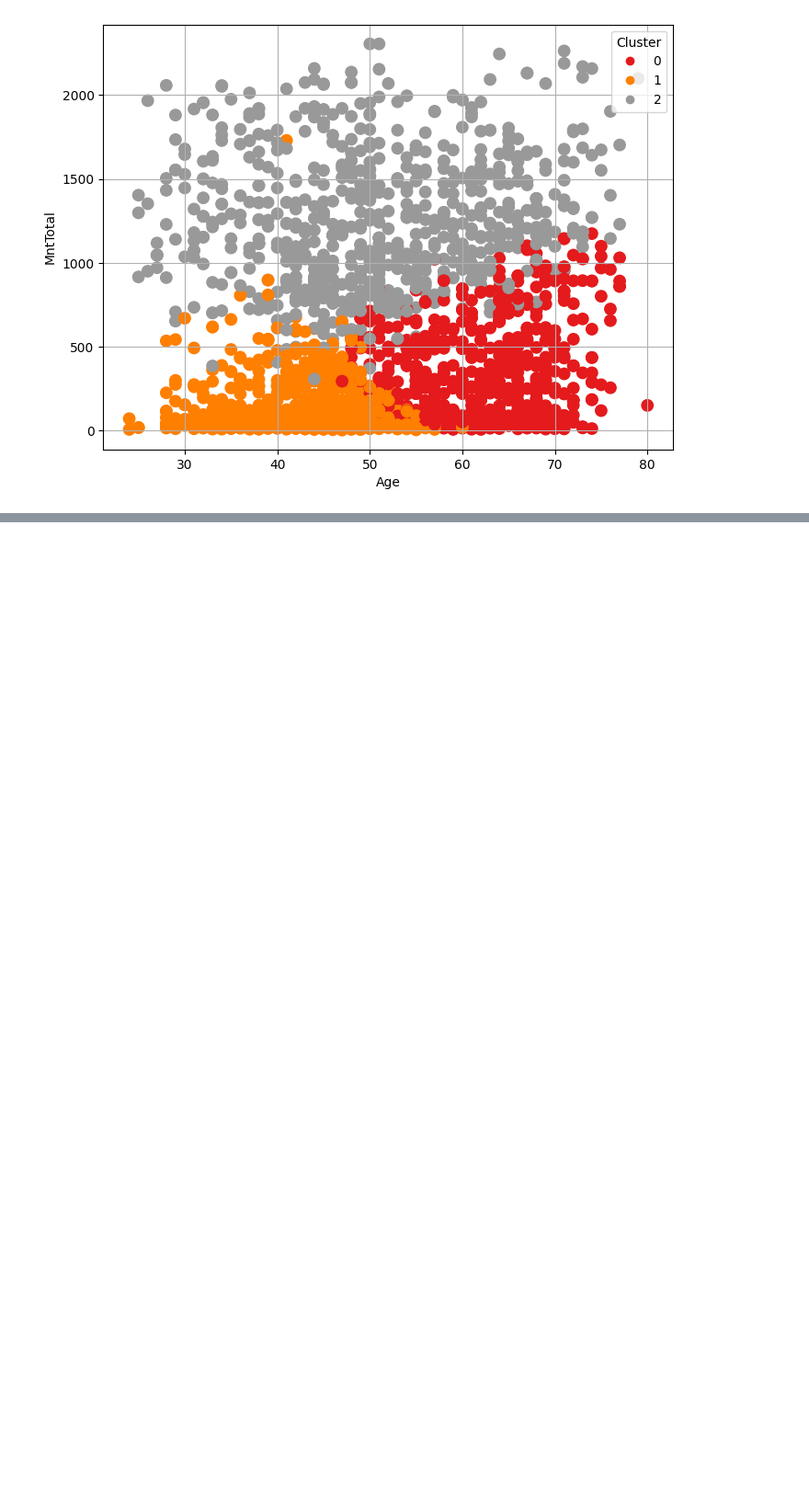
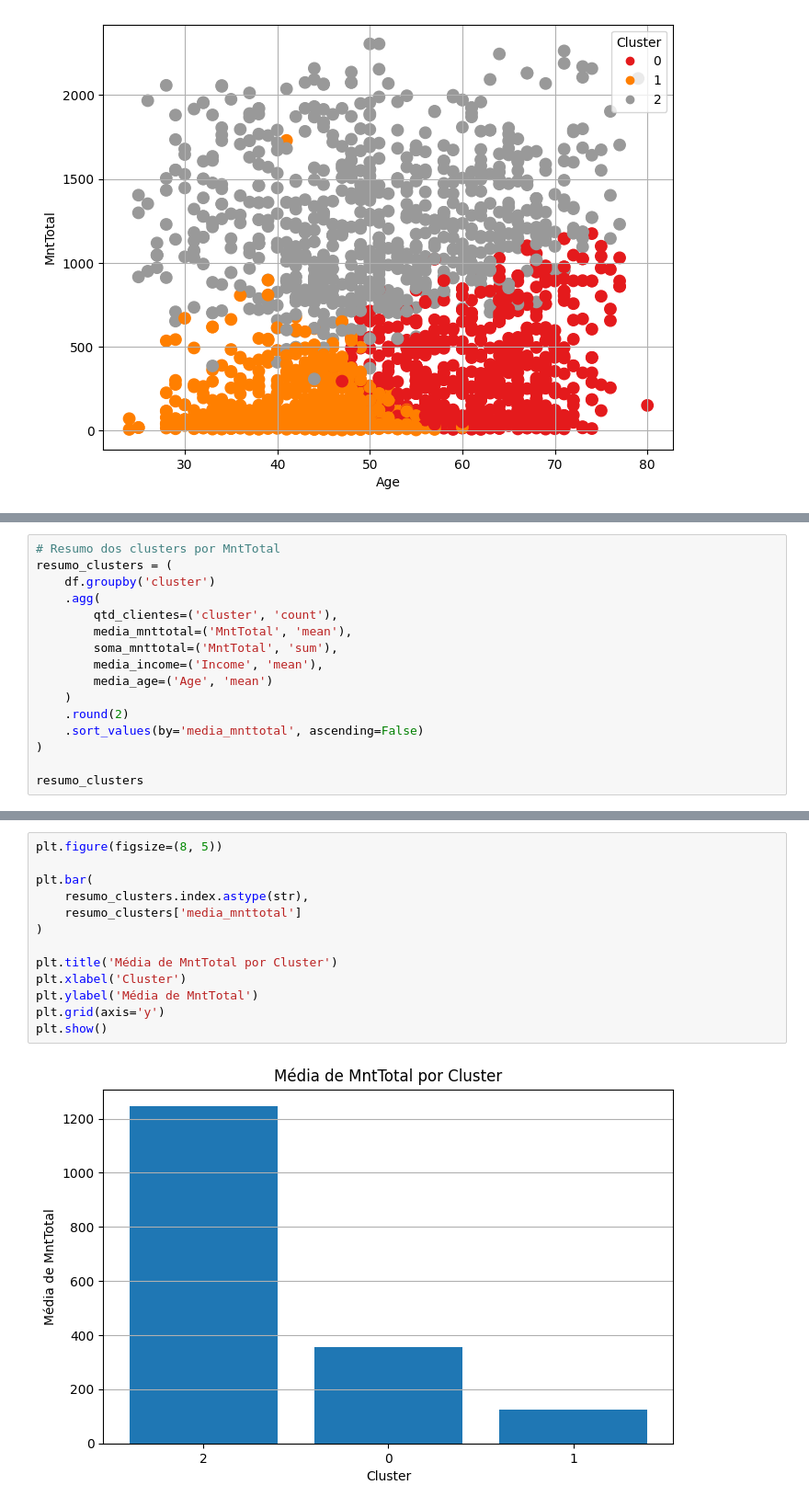
Before and after one commit to evertonenrico/Ifood_Insights, a Jupyter notebook: Ifood_Dataset/Import_DataSet_Ifood.ipynb, the cells around one changed output, grey strips where cells are left out. Shown at 92% size. Cells and saved outputs as stored; diff of their text form; blank space fills up the shorter version.

```diff
--- a/Ifood_Dataset/Import_DataSet_Ifood.ipynb
+++ b/Ifood_Dataset/Import_DataSet_Ifood.ipynb
@@ -486 +497,17 @@ cluster  AgeRange
 Name: MntTotal, dtype: float64
+# %%
+# Resumo dos clusters por MntTotal
+resumo_clusters = (
+    df.groupby('cluster')
+    .agg(
+        qtd_clientes=('cluster', 'count'),
+        media_mnttotal=('MntTotal', 'mean'),
+        soma_mnttotal=('MntTotal', 'sum'),
+        media_income=('Income', 'mean'),
+        media_age=('Age', 'mean')
+    )
+    .round(2)
+    .sort_values(by='media_mnttotal', ascending=False)
+)
+
+resumo_clusters
@@ -486,0 +587,15 @@ Name: MntTotal, dtype: float64
+# %%
+plt.figure(figsize=(8, 5))
+
+plt.bar(
+    resumo_clusters.index.astype(str),
+    resumo_clusters['media_mnttotal']
+)
+
+plt.title('Média de MntTotal por Cluster')
+plt.xlabel('Cluster')
+plt.ylabel('Média de MntTotal')
+plt.grid(axis='y')
+plt.show()
+# %% [output]
+[figure, added]
```
Also changed, not shown: parts of 11 cells of this notebook.
